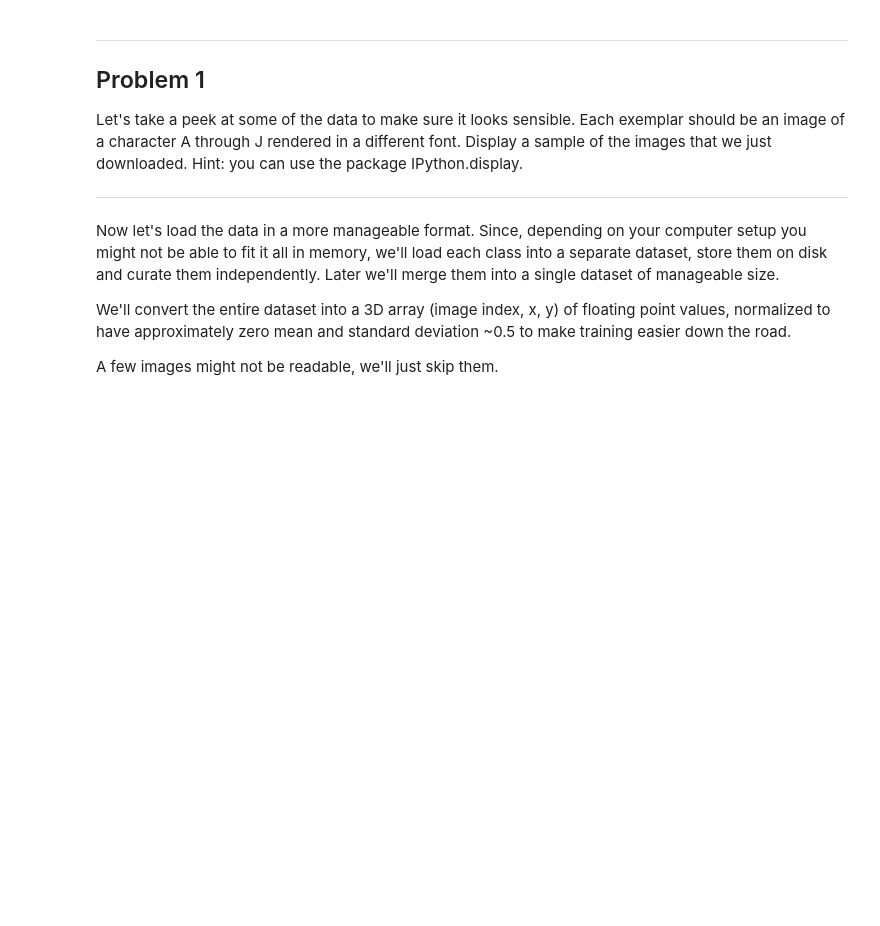
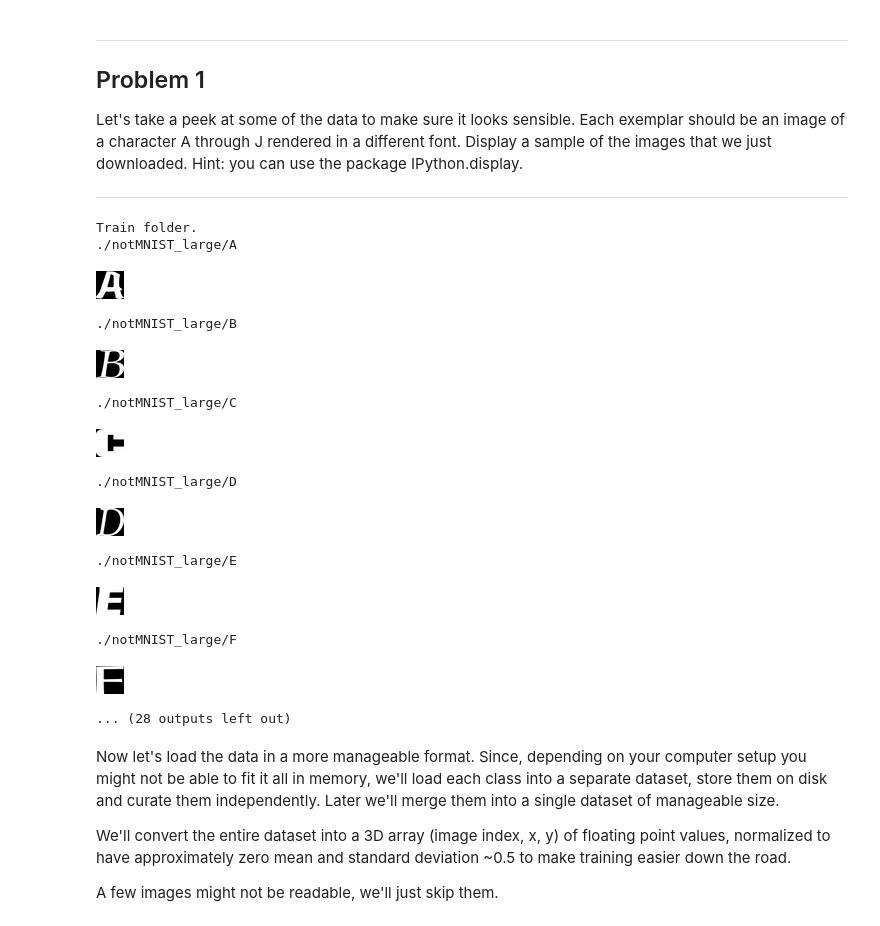
Before and after one commit to SuhanKoh/tensorflow_scrapbooks, a Jupyter notebook: udacity/assignment_1/1_notmnist.ipynb, the cells around one changed output. Drawn from its saved outputs; the diff is of its cells as text; code cells hidden in the pictures; blank space fills up the shorter version.

```diff
--- a/udacity/assignment_1/1_notmnist.ipynb
+++ b/udacity/assignment_1/1_notmnist.ipynb
@@ -120,3 +115,37 @@ Image()
+# %%
+import random
+
+def show_one_image(folders_path):
+    for folder_path in folders_path:
+        print(folder_path)
+        files_in_folder = os.listdir(folder_path)
+        sampled_files = random.sample(files_in_folder, 1)
+        if len(sampled_files) != 0:
+            image_file_path = os.path.join(folder_path, sampled_files[0])
+            display(Image(filename=image_file_path))
+        else:
+            print("Empty folder.")
+
+print("Train folder.")
+show_one_image(train_folders)
+
+print("\nTest folder.")
+show_one_image(test_folders);
+# %% [output]
+Train folder.
+./notMNIST_large/A
+[figure, added]
+./notMNIST_large/B
+[figure, added]
+./notMNIST_large/C
+[figure, added]
+./notMNIST_large/D
+[figure, added]
+./notMNIST_large/E
+[figure, added]
+./notMNIST_large/F
+[figure, added]
+... (28 outputs left out)
 # %% [markdown]
 Now let's load the data in a more manageable format. Since, depending on your computer setup you might not be able to fit it all in memory, we'll load each class into a separate dataset, store them on disk and curate them independently. Later we'll merge them into a single dataset of manageable size.
 
```
Also changed, not shown: parts of 4 cells of this notebook.
